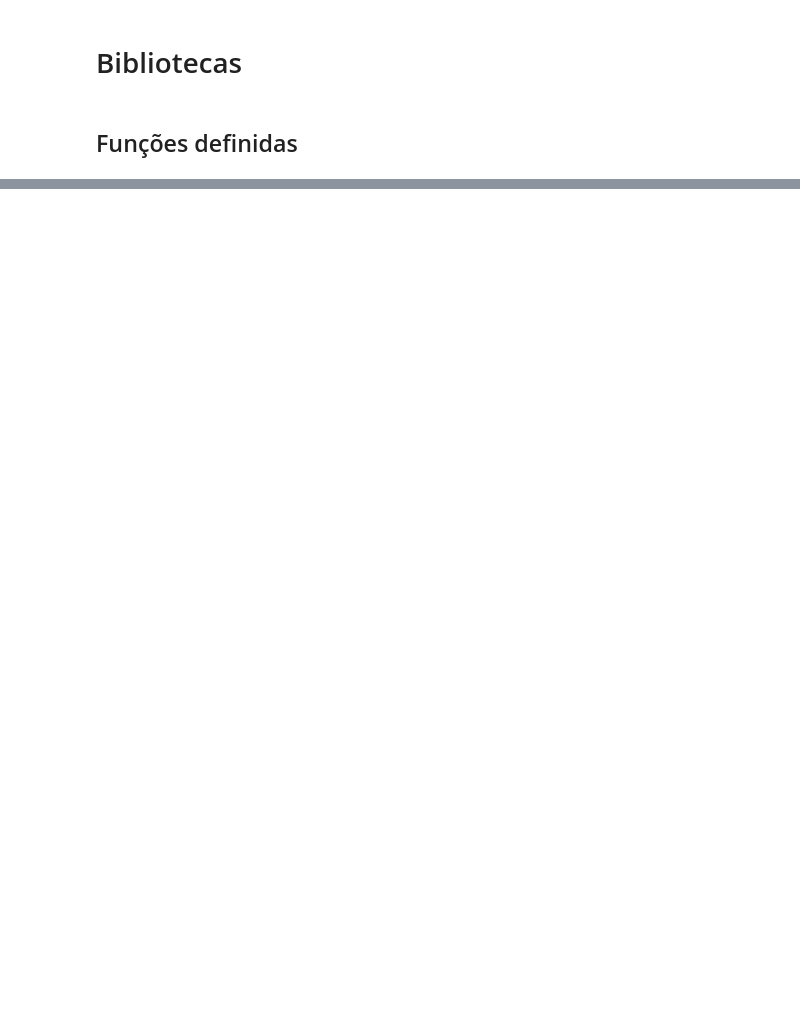
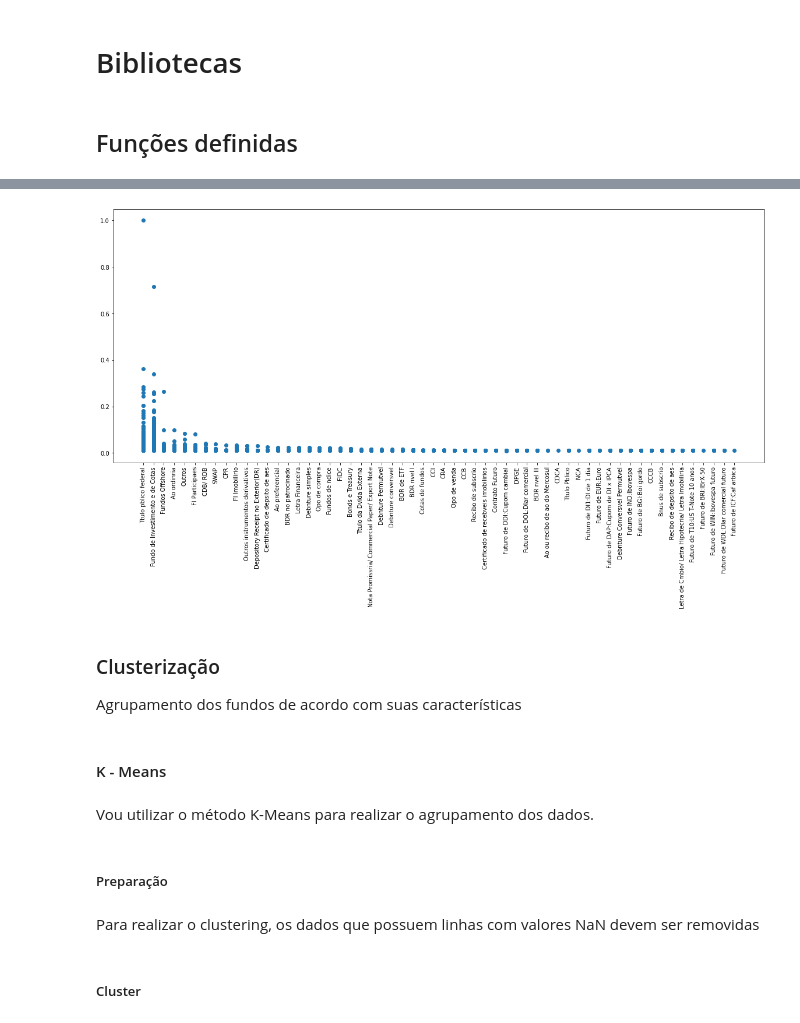
Before and after one commit to isabelcgomes/cluster_investimentos, a Jupyter notebook: analise.ipynb, the cells around one changed output, grey strips where cells are left out. Saved outputs shown, nothing was run; the diff lists cells and outputs as text; code cells hidden in the pictures; blank space fills up the shorter version.

```diff
--- a/analise.ipynb
+++ b/analise.ipynb
@@ -171,0 +81,3 @@ corr
+# %%
+g = df.columns.to_series().groupby(df.dtypes).groups
+grupo = {key.name: value for key, value in g.items()}
@@ -171,0 +220,21 @@ corr
+# %%
+df_plot = df[['TP_ATIVO','VL_MERC_POS_FINAL']].dropna(how='any').sort_values('VL_MERC_POS_FINAL', ascending=False)
+x = df_plot['TP_ATIVO']
+y = df_plot['VL_MERC_POS_FINAL']
+plt.figure(figsize=(20,8))
+plt.scatter(x,y)
+plt.xticks(rotation = 90);
+# %% [output]
+[figure, added]
+# %% [markdown]
+### Clusterização
+
+Agrupamento dos fundos de acordo com suas características
+# %% [markdown]
+#### K - Means
+# %% [markdown]
+Vou utilizar o método K-Means para realizar o agrupamento dos dados.
+# %% [markdown]
+##### Preparação
+# %% [markdown]
+Para realizar o clustering, os dados que possuem linhas com valores NaN devem ser removidas
@@ -171,0 +245,2 @@ corr
+# %% [markdown]
+##### Cluster
```
Also changed, not shown: parts of 70 cells of this notebook.
